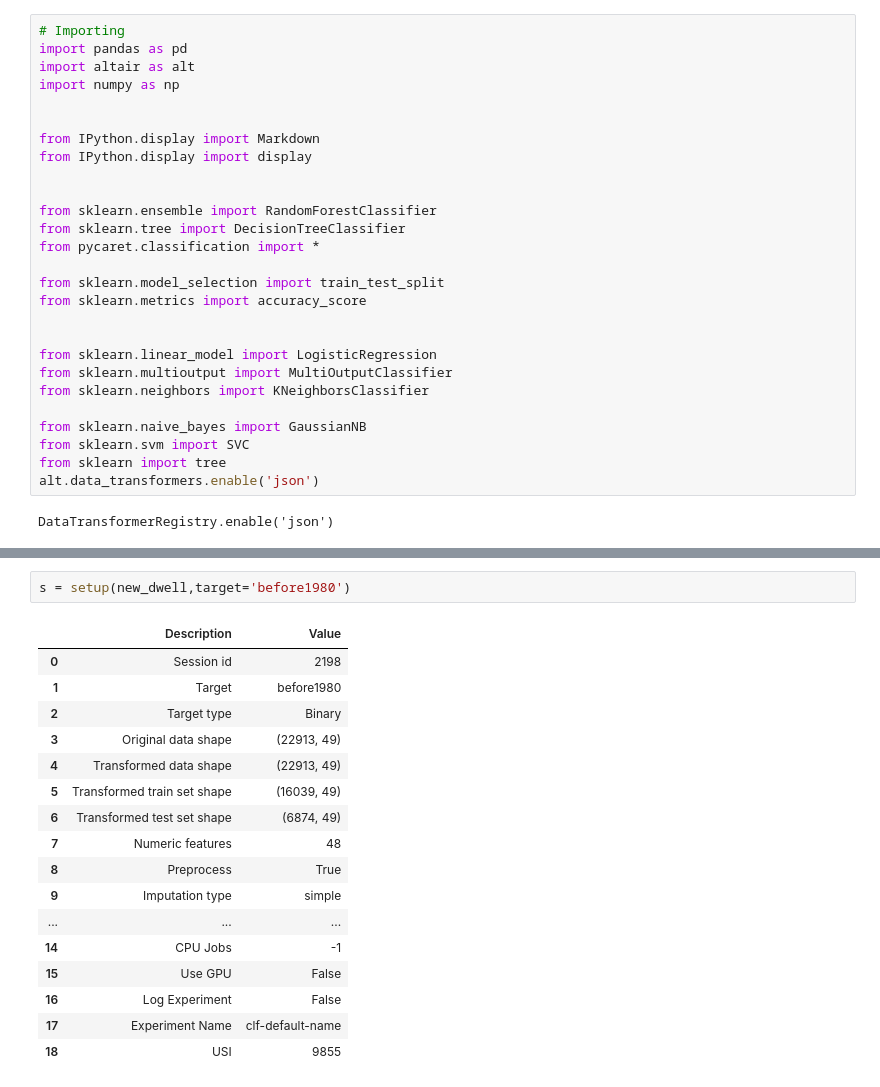
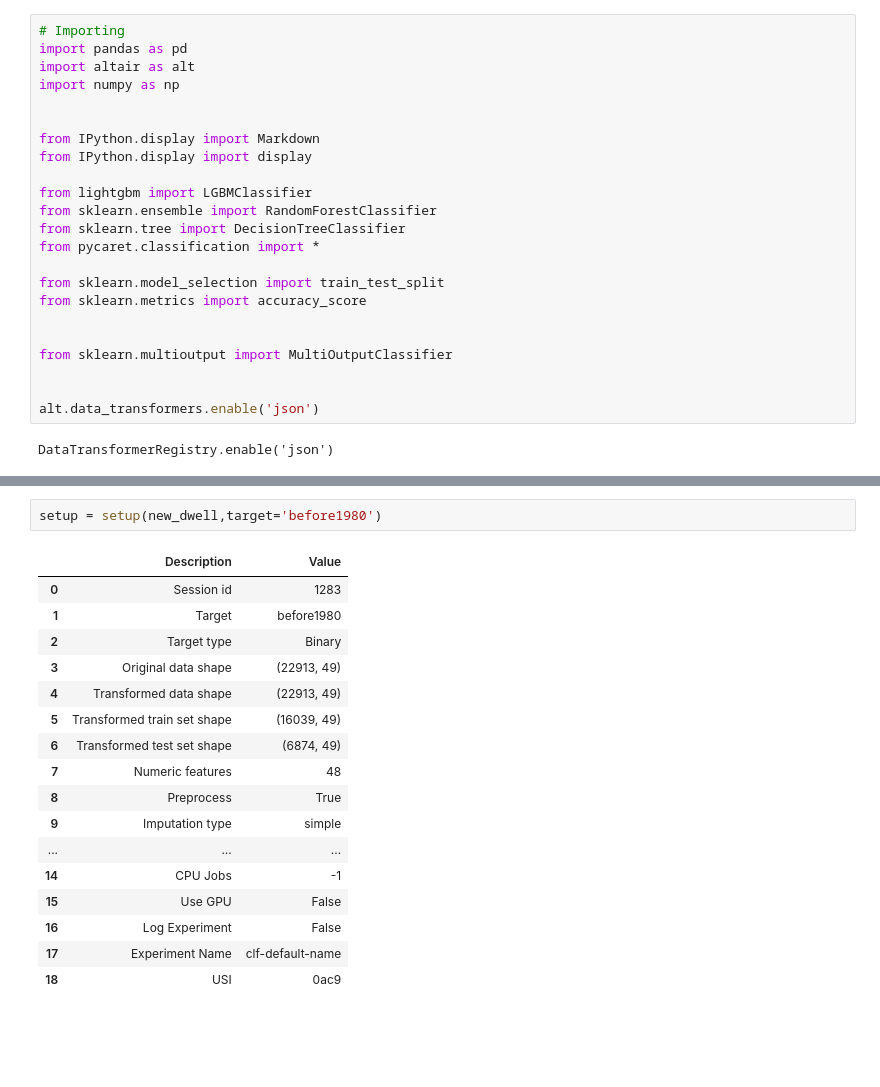
Before and after one commit to nlunce/ds250, a Jupyter notebook: project4/project4gq2.ipynb, the cells around one changed output, grey strips where cells are left out. Drawn from its saved outputs; the diff is of its cells as text; blank space fills up the shorter version.

```diff
--- a/project4/project4gq2.ipynb
+++ b/project4/project4gq2.ipynb
@@ -8,7 +8,7 @@ import numpy as np
 from IPython.display import Markdown
 from IPython.display import display
 
-
+from lightgbm import LGBMClassifier
 from sklearn.ensemble import RandomForestClassifier
 from sklearn.tree import DecisionTreeClassifier
 from pycaret.classification import *
@@ -17,13 +17,9 @@ from sklearn.model_selection import train_test_split
 from sklearn.metrics import accuracy_score
 
 
-from sklearn.linear_model import LogisticRegression
 from sklearn.multioutput import MultiOutputClassifier
-from sklearn.neighbors import KNeighborsClassifier
 
-from sklearn.naive_bayes import GaussianNB
-from sklearn.svm import SVC
-from sklearn import tree
+
 alt.data_transformers.enable('json')
 # %% [output]
 DataTransformerRegistry.enable('json')
@@ -64,10 +60,10 @@ features
  'status_I',
  'status_V']
 # %%
-s = setup(new_dwell,target='before1980')
+setup = setup(new_dwell,target='before1980')
 # %% [output]
 |  | Description | Value |
-| 0 | Session id | 2198 |
+| 0 | Session id | 1283 |
 | 1 | Target | before1980 |
 | 2 | Target type | Binary |
 | 3 | Original data shape | (22913, 49) |
@@ -82,7 +78,7 @@ s = setup(new_dwell,target='before1980')
 | 15 | Use GPU | False |
 | 16 | Log Experiment | False |
 | 17 | Experiment Name | clf-default-name |
-| 18 | USI | 9855 |
+| 18 | USI | 0ac9 |
 # %%
 best = compare_models()
 # %% [output]
```
Also changed, not shown: parts of 7 cells of this notebook, 16 other files.
